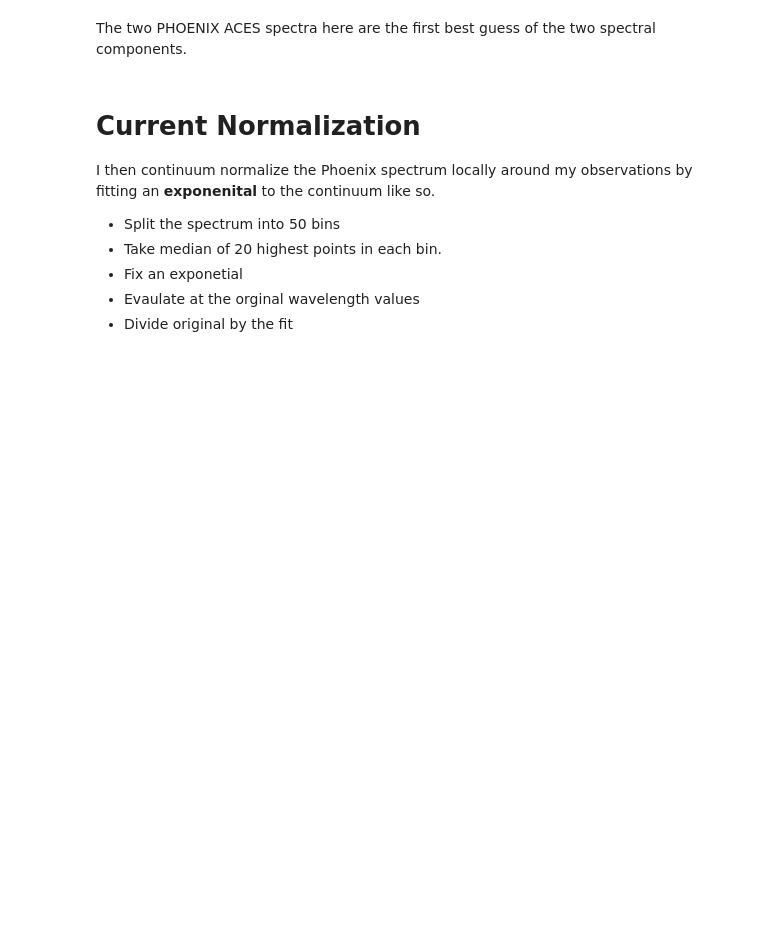
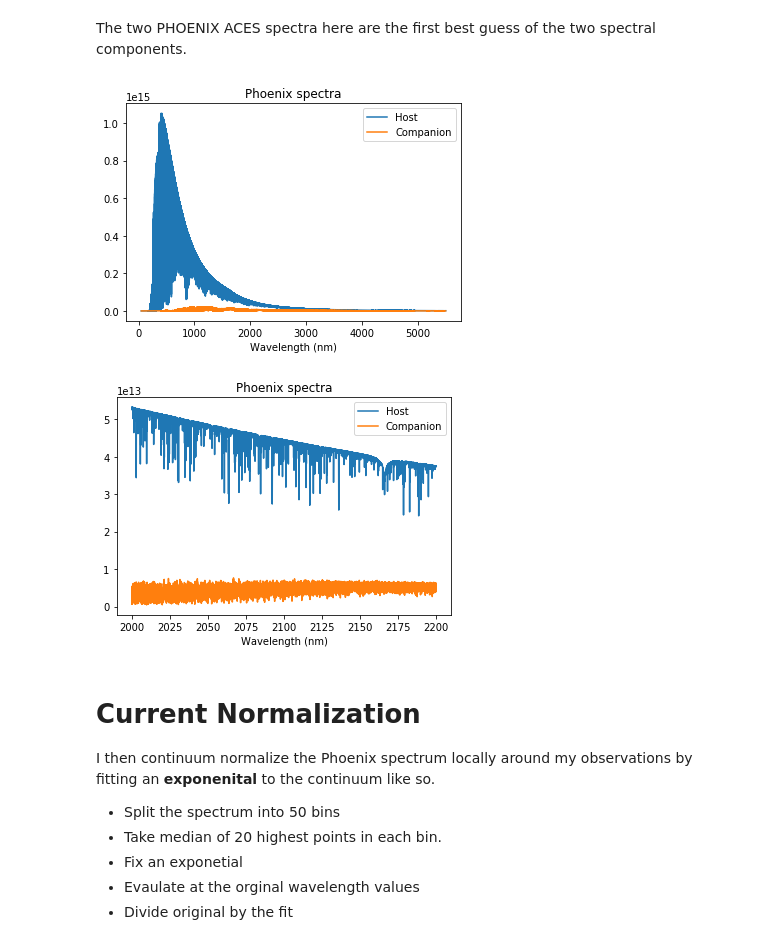
Before and after one commit to jason-neal/companion_simulations, a Jupyter notebook: Notebooks/Spectrum_Normalizations.ipynb, the cells around one changed output. Saved outputs shown, nothing was run; the diff lists cells and outputs as text; code cells hidden in the pictures; blank space fills up the shorter version.

```diff
--- a/Notebooks/Spectrum_Normalizations.ipynb
+++ b/Notebooks/Spectrum_Normalizations.ipynb
@@ -40,32 +43,36 @@ The two PHOENIX ACES spectra here are the first best guess of the two spectral c
 # %%
 # Models
 wav_model = fits.getdata("/home/jneal/Phd/data/PHOENIX-ALL/PHOENIX/WAVE_PHOENIX-ACES-AGSS-COND-2011.fits")
 wav_model /= 10   # nm
 host = "/home/jneal/Phd/data/PHOENIX-ALL/PHOENIX/Z-0.0/lte05700-4.50-0.0.PHOENIX-ACES-AGSS-COND-2011-HiRes.fits"
-companion = "/home/jneal/Phd/data/PHOENIX-ALL/PHOENIX/Z-0.0/lte02600-4.50-0.0.PHOENIX-ACES-AGSS-COND-2011-HiRes.fits"
+old_companion = "/home/jneal/Phd/data/PHOENIX-ALL/PHOENIX/Z-0.0/lte02600-4.50-0.0.PHOENIX-ACES-AGSS-COND-2011-HiRes.fits"
+companion = "/home/jneal/Phd/data/PHOENIX-ALL/PHOENIX/Z-0.0/lte02300-4.50-0.0.PHOENIX-ACES-AGSS-COND-2011-HiRes.fits"
 
 host_f = fits.getdata(host)
 comp_f = fits.getdata(companion)
 plt.plot(wav_model, host_f, label="Host")
 plt.plot(wav_model, comp_f, label="Companion")
 plt.title("Phoenix spectra")
 plt.xlabel("Wavelength (nm)")
 plt.legend()
 
 plt.show()
 
 mask = (2000 < wav_model) & (wav_model < 2200)
 wav_model = wav_model[mask]
 host_f = host_f[mask]
 comp_f = comp_f[mask]
 
 
 plt.plot(wav_model, host_f, label="Host")
 plt.plot(wav_model, comp_f, label="Companion")
 plt.title("Phoenix spectra")
 plt.legend()
 plt.xlabel("Wavelength (nm)")
 plt.show()
+# %% [output]
+[figure, added]
+[figure, added]
 # %% [markdown]
 # Current Normalization
 I then continuum normalize the Phoenix spectrum locally around my observations
```
Also changed, not shown: parts of 22 cells of this notebook, 1 other file.
